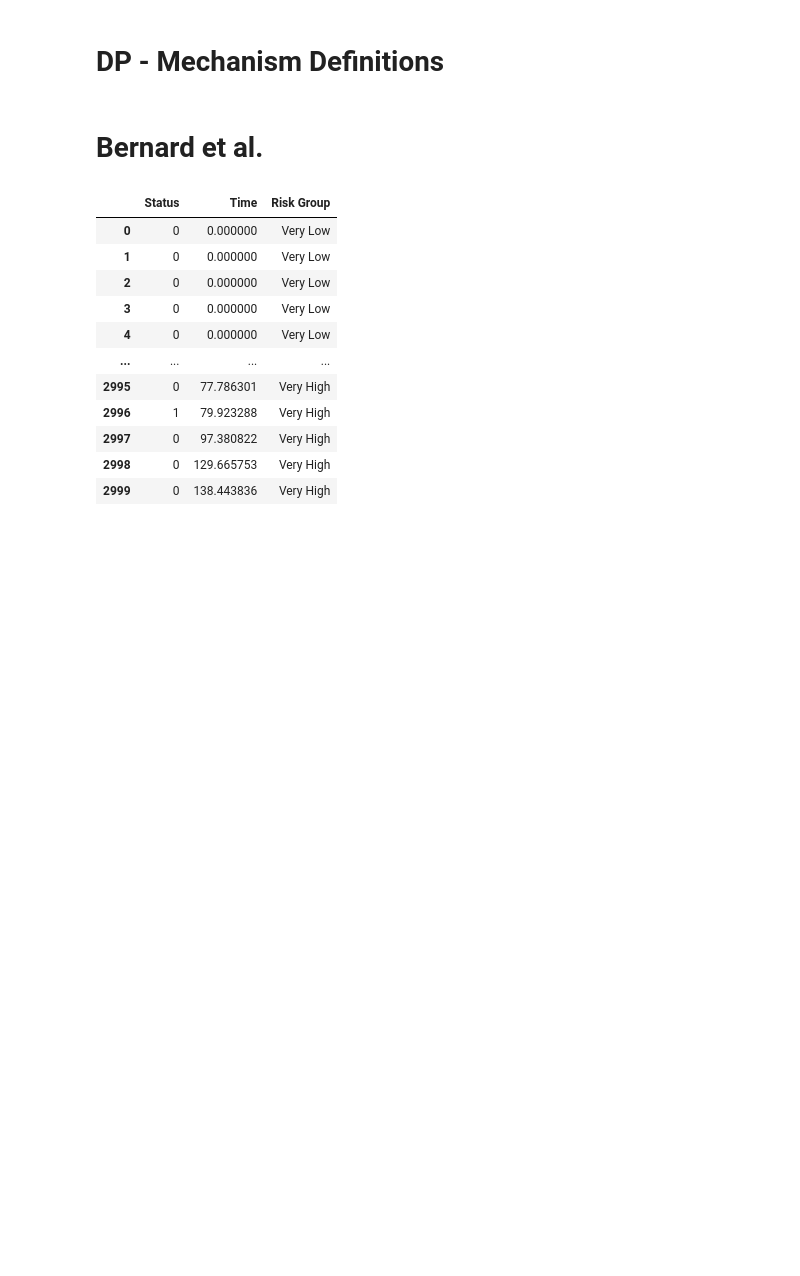
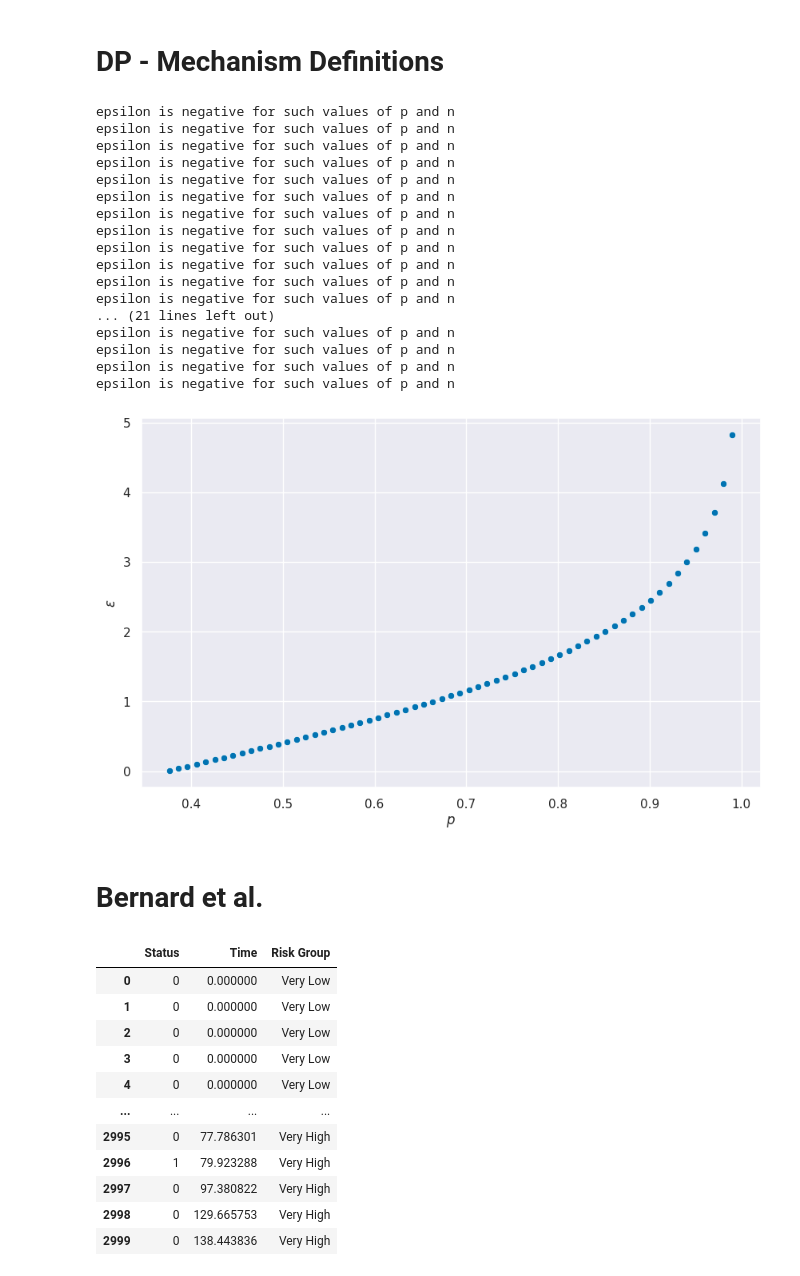
Before and after one commit to Kekkodf/DP-SurvAnalysis, a Jupyter notebook: src/dp_notebook.ipynb, the cells around one changed output. Cells and saved outputs as stored; diff of their text form; code cells hidden in the pictures; blank space fills up the shorter version.

```diff
--- a/src/dp_notebook.ipynb
+++ b/src/dp_notebook.ipynb
@@ -50,5 +49,46 @@ def revised_coin_toss(category, list_of_cathegories, n, p):
         #return a random value from the list of unique values
         return random.choice(list_of_cathegories)
+# %%
+#plot a table of two columns, one is p and the other is the corresponding epsilon
+def plot_epsilon(p_values, n):
+    epsilons = []
+    for p in p_values:
+        epsilon = verify_epsilon(p,n)
+        epsilons.append(epsilon)
+    df = pd.DataFrame({'p': p_values, 'epsilon': epsilons})
+    return df
+
+#do an example of the plots
+#create a list of p_values to be tested
+p_values = np.linspace(0.01, 0.99, 100)
+n = 5
+df = plot_epsilon(p_values, n)
+#plot a distribution of the epsilon
+plt.figure(figsize=(10,6))
+sns.scatterplot(data=df, x='p', y='epsilon')
+plt.xlabel(r'$p$')
+plt.ylabel(r'$\varepsilon$')
+#plt.title(r'$\varepsilon$ as a function of $p$ for a fixed number of cathegories $n =$' + f'{n}')
+plt.show()
+# %% [output]
+epsilon is negative for such values of p and n
+epsilon is negative for such values of p and n
+epsilon is negative for such values of p and n
+epsilon is negative for such values of p and n
+epsilon is negative for such values of p and n
+epsilon is negative for such values of p and n
+epsilon is negative for such values of p and n
+epsilon is negative for such values of p and n
+epsilon is negative for such values of p and n
+epsilon is negative for such values of p and n
+epsilon is negative for such values of p and n
+epsilon is negative for such values of p and n
+... (21 lines left out)
+epsilon is negative for such values of p and n
+epsilon is negative for such values of p and n
+epsilon is negative for such values of p and n
+epsilon is negative for such values of p and n
+[figure, added]
 # %% [markdown]
 # Bernard et al.
 # %%
```
Also changed, not shown: parts of 23 cells of this notebook, 5 other files.
